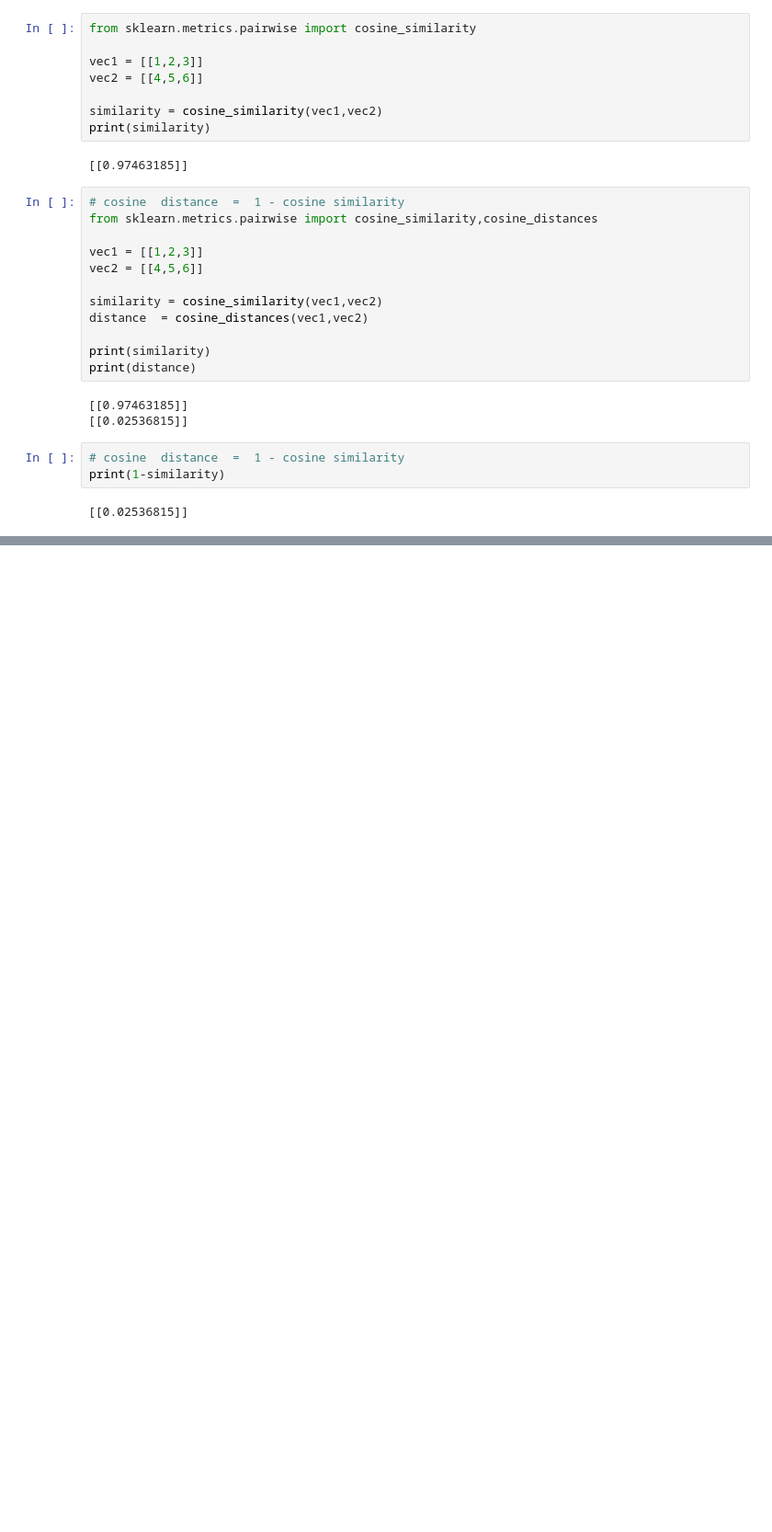
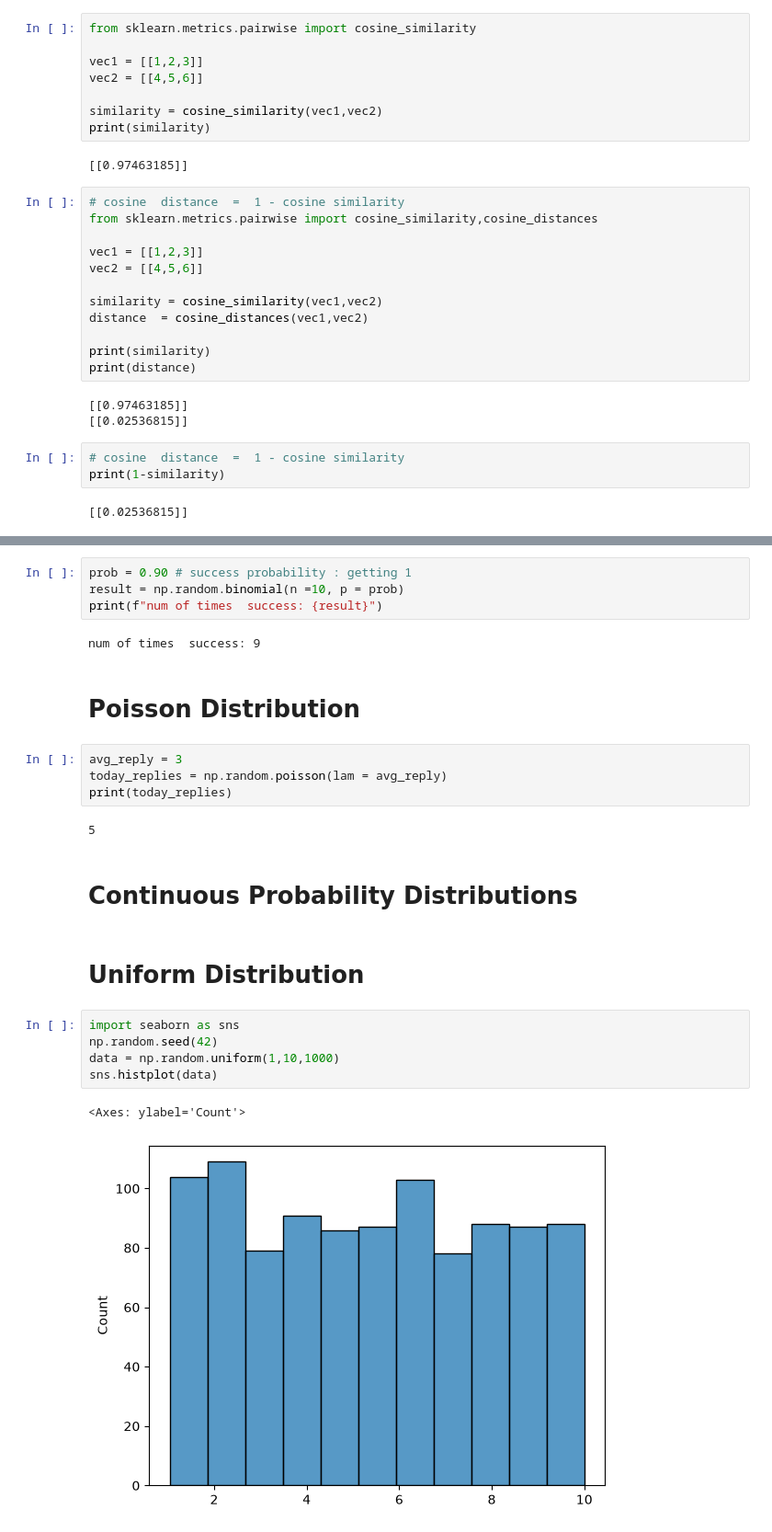
Before and after one commit to Shivacharan16/Data-Analytics-, a Jupyter notebook: LA.ipynb, the cells around one changed output, grey strips where cells are left out. Shown at 92% size. Saved outputs shown, nothing was run; the diff lists cells and outputs as text; blank space fills up the shorter version.

```diff
--- a/LA.ipynb
+++ b/LA.ipynb
@@ -412,0 +435,26 @@ print(1-similarity)
+# %%
+prob = 0.90 # success probability : getting 1
+result = np.random.binomial(n =10, p = prob)
+print(f"num of times  success: {result}")
+# %% [output]
+num of times  success: 9
+# %% [markdown]
+# Poisson Distribution
+# %%
+avg_reply = 3
+today_replies = np.random.poisson(lam = avg_reply)
+print(today_replies)
+# %% [output]
+5
+# %% [markdown]
+# Continuous Probability Distributions
+# %% [markdown]
+# Uniform Distribution
+# %%
+import seaborn as sns
+np.random.seed(42)
+data = np.random.uniform(1,10,1000)
+sns.histplot(data)
+# %% [output]
+<Axes: ylabel='Count'>
+[figure, added]
```
Also changed, not shown: parts of 11 cells of this notebook.
